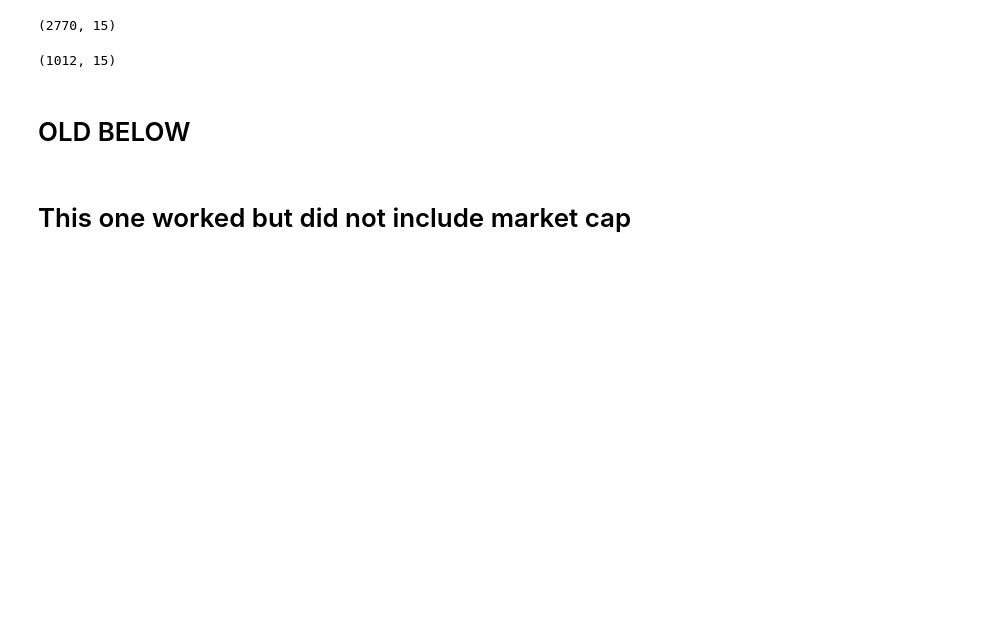
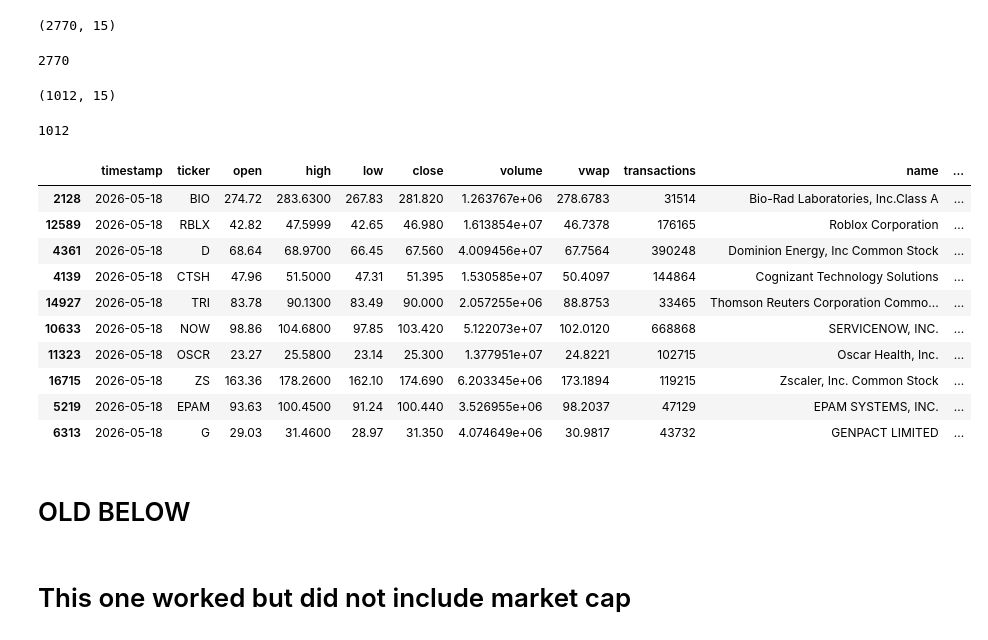
Before and after one commit to matthewcavanaugh96/megalabs, a Jupyter notebook: stock_prediction/PART1 b - EDA.ipynb, the cells around one changed output. Cells and saved outputs as stored; diff of their text form; code cells hidden in the pictures; blank space fills up the shorter version.

```diff
--- a/stock_prediction/PART1 b - EDA.ipynb
+++ b/stock_prediction/PART1 b - EDA.ipynb
@@ -712,5 +718,0 @@ Span: 5 years
-# %%
-for ticker in ticker_list
-    ticker_df = df_daily_five_years[df_daily_five_years['ticker'] == ticker]
-
-    for streak in streak_lengths
@@ -719,12 +718,0 @@ SyntaxError: expected ':' (4164327523.py, line 1)
-# %%
-# Condition: value > 10
-condition = df_daily_one_year['pct_change_from_prev'] > 0
-
-# 1. Group by ticker, and create an ID for consecutive rows that change condition
-consecutive_id = condition.ne(condition.shift()).groupby(df_daily_one_year['ticker']).cumsum()
-
-# 2. Group by both the ticker and the consecutive_id
-result = df_daily_one_year[condition].groupby(['ticker', consecutive_id])
-
-# Example: Get the size (consecutive count) for each streak
-print(result.size())
@@ -768,12 +718,0 @@ NameError: name 'full_equity_df' is not defined
-# %%
-# 1. Identify rows meeting the condition
-df['is_pos'] = df['val'] > 0
-
-# 2. Create unique IDs for each block of consecutive values
-# Every time 'is_pos' changes, a new group starts
-df['group'] = (df['is_pos'] != df['is_pos'].shift()).cumsum()
-
-# 3. Calculate running streak within each group
-# We use cumsum on 'is_pos' to count 1s, then reset non-positive streaks to 0
-df['streak'] = df.groupby('group')['is_pos'].cumsum()
-df.loc[~df['is_pos'], 'streak'] = 0
@@ -1296,11 +1236,31 @@ most_recent_day_df.shape
 # %% [output]
 (2770, 15)
 # %%
-most_recent_day_df['ticker'].
+most_recent_day_df['ticker'].nunique()
+# %% [output]
+2770
 # %%
 capmin_df.shape
 # %% [output]
 (1012, 15)
+# %%
+capmin_df['ticker'].nunique()
+# %% [output]
+1012
+# %%
+capmin_df.nlargest(10, 'pct_change_from_prev')
+# %% [output]
+|  | timestamp | ticker | open | high | low | close | volume | vwap | transactions | name | ... |
+| 2128 | 2026-05-18 | BIO | 274.72 | 283.6300 | 267.83 | 281.820 | 1.263767e+06 | 278.6783 | 31514 | Bio-Rad Laboratories, Inc.Class A | ... |
+| 12589 | 2026-05-18 | RBLX | 42.82 | 47.5999 | 42.65 | 46.980 | 1.613854e+07 | 46.7378 | 176165 | Roblox Corporation | ... |
+| 4361 | 2026-05-18 | D | 68.64 | 68.9700 | 66.45 | 67.560 | 4.009456e+07 | 67.7564 | 390248 | Dominion Energy, Inc Common Stock | ... |
+| 4139 | 2026-05-18 | CTSH | 47.96 | 51.5000 | 47.31 | 51.395 | 1.530585e+07 | 50.4097 | 144864 | Cognizant Technology Solutions | ... |
+| 14927 | 2026-05-18 | TRI | 83.78 | 90.1300 | 83.49 | 90.000 | 2.057255e+06 | 88.8753 | 33465 | Thomson Reuters Corporation Commo... | ... |
+| 10633 | 2026-05-18 | NOW | 98.86 | 104.6800 | 97.85 | 103.420 | 5.122073e+07 | 102.0120 | 668868 | SERVICENOW, INC. | ... |
+| 11323 | 2026-05-18 | OSCR | 23.27 | 25.5800 | 23.14 | 25.300 | 1.377951e+07 | 24.8221 | 102715 | Oscar Health, Inc. | ... |
+| 16715 | 2026-05-18 | ZS | 163.36 | 178.2600 | 162.10 | 174.690 | 6.203345e+06 | 173.1894 | 119215 | Zscaler, Inc. Common Stock | ... |
+| 5219 | 2026-05-18 | EPAM | 93.63 | 100.4500 | 91.24 | 100.440 | 3.526955e+06 | 98.2037 | 47129 | EPAM SYSTEMS, INC. | ... |
+| 6313 | 2026-05-18 | G | 29.03 | 31.4600 | 28.97 | 31.350 | 4.074649e+06 | 30.9817 | 43732 | GENPACT LIMITED | ... |
 # %% [markdown]
 # OLD BELOW
 # %% [markdown]
```
Also changed, not shown: parts of 12 cells of this notebook, 1 other file.
